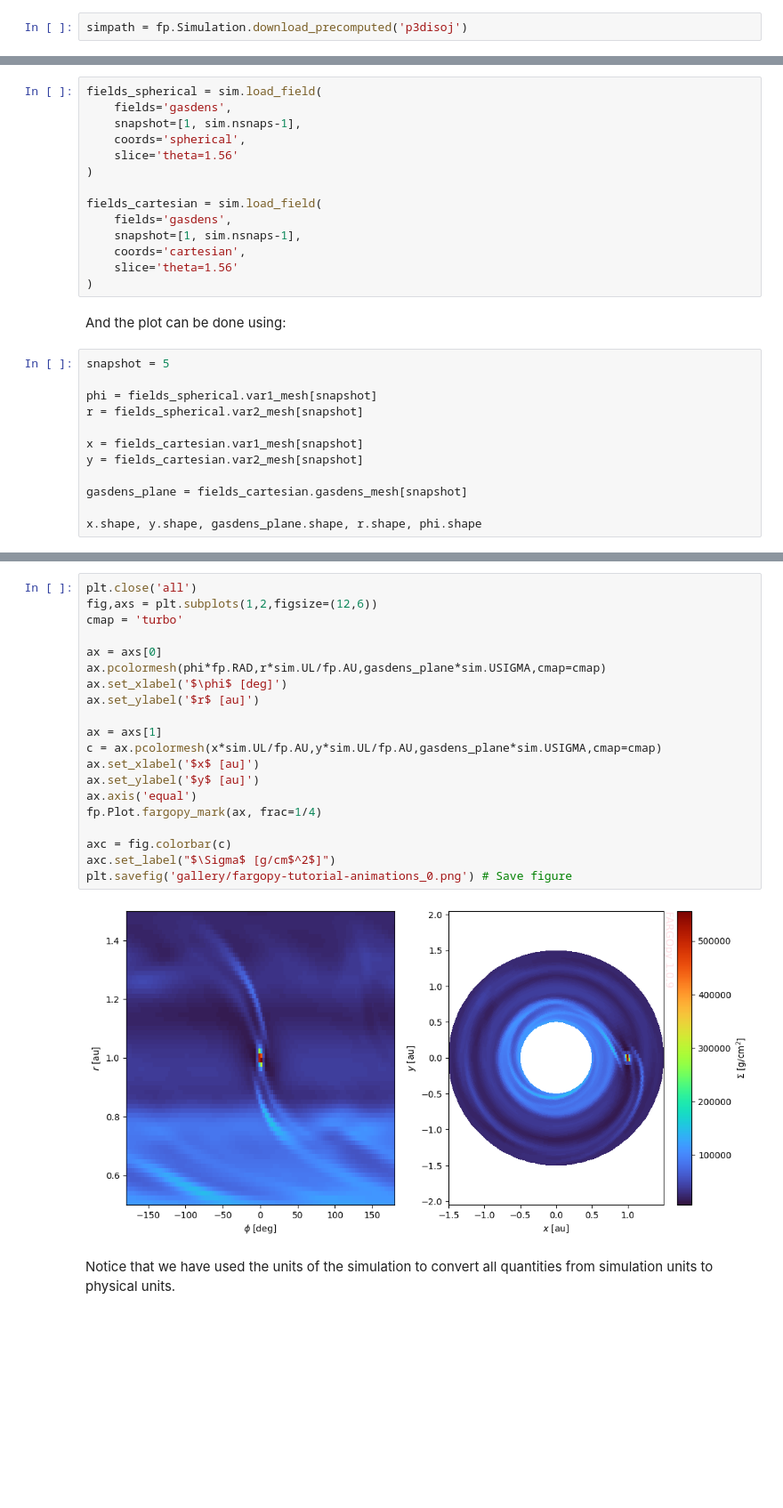
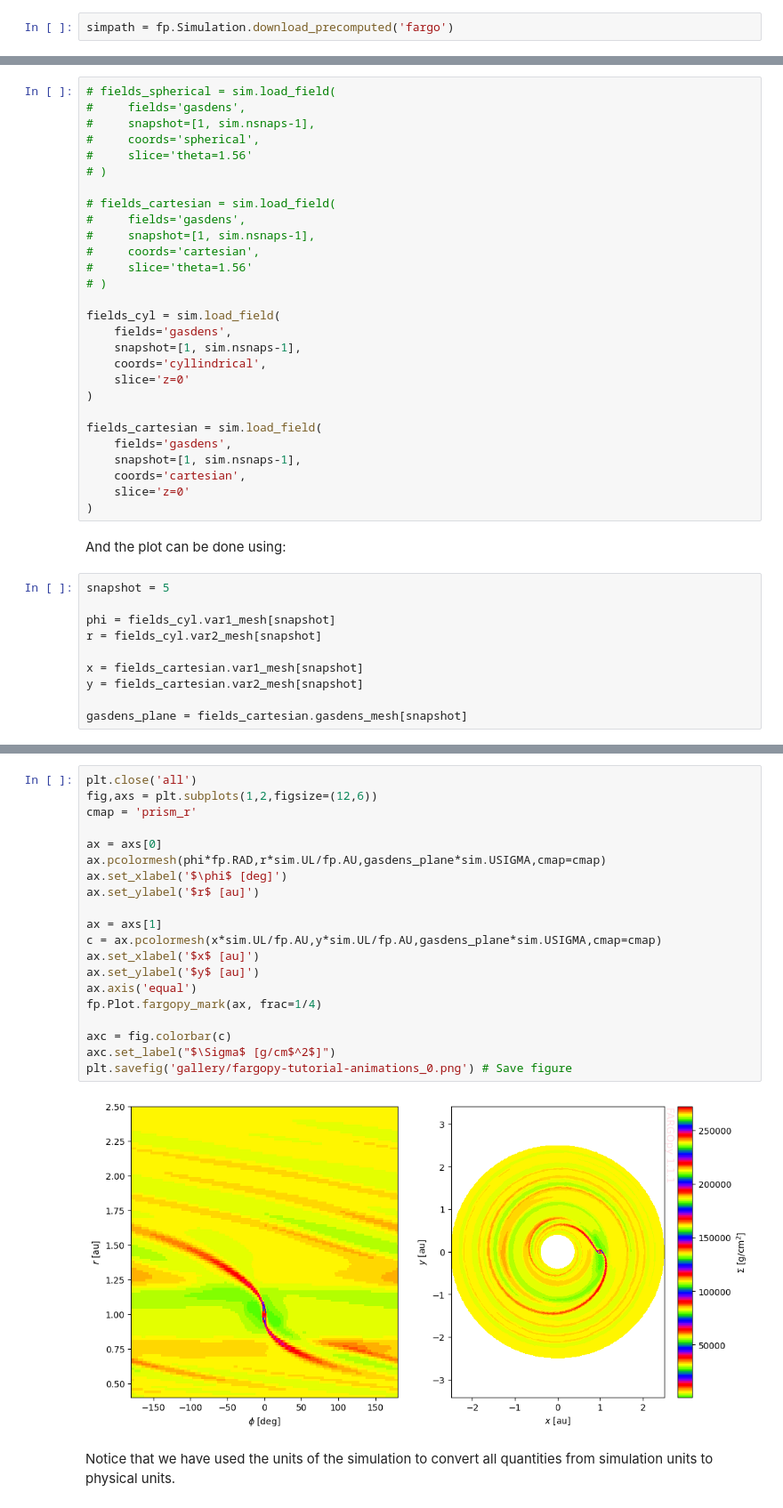
Before and after one commit to seap-udea/fargopy, a Jupyter notebook: docs/examples/fargopy-tutorial-basics.ipynb, the cells around one changed output, grey strips where cells are left out. Shown at 89% size. Drawn from its saved outputs; the diff is of its cells as text; blank space fills up the shorter version.

```diff
--- a/docs/examples/fargopy-tutorial-basics.ipynb
+++ b/docs/examples/fargopy-tutorial-basics.ipynb
@@ -59,5 +59,5 @@ pds70iso:
 # %% [markdown]
 Download, for instance, the 2D simulation of a disk with a Jovian planet:
 # %%
-simpath = fp.Simulation.download_precomputed('p3disoj')
+simpath = fp.Simulation.download_precomputed('fargo')
 # %% [output]
@@ -83,30 +88,42 @@ Planets found in summary.dat:
 # %% [markdown]
 Let's read the field we want to animate, eg. the gas density. It is important to notice that we will animate the field in a slice corresponding to $z=0$:
 # %%
-fields_spherical = sim.load_field(
+# fields_spherical = sim.load_field(
+#     fields='gasdens',
+#     snapshot=[1, sim.nsnaps-1],
+#     coords='spherical',
+#     slice='theta=1.56'
+# )
+
+# fields_cartesian = sim.load_field(
+#     fields='gasdens',
+#     snapshot=[1, sim.nsnaps-1],
+#     coords='cartesian',
+#     slice='theta=1.56'
+# )
+
+fields_cyl = sim.load_field(
     fields='gasdens',
     snapshot=[1, sim.nsnaps-1],
-    coords='spherical',
-    slice='theta=1.56'
+    coords='cyllindrical',
+    slice='z=0'
 )
 
 fields_cartesian = sim.load_field(
     fields='gasdens',
     snapshot=[1, sim.nsnaps-1],
     coords='cartesian',
-    slice='theta=1.56'
+    slice='z=0'
 )
 # %% [markdown]
 And the plot can be done using:
 # %%
 snapshot = 5
 
-phi = fields_spherical.var1_mesh[snapshot]
-r = fields_spherical.var2_mesh[snapshot]
+phi = fields_cyl.var1_mesh[snapshot]
+r = fields_cyl.var2_mesh[snapshot]
 
 x = fields_cartesian.var1_mesh[snapshot]
 y = fields_cartesian.var2_mesh[snapshot]
 
 gasdens_plane = fields_cartesian.gasdens_mesh[snapshot]
-
-x.shape, y.shape, gasdens_plane.shape, r.shape, phi.shape
@@ -115,25 +130,25 @@ x.shape, y.shape, gasdens_plane.shape, r.shape, phi.shape
 # %%
 plt.close('all')
 fig,axs = plt.subplots(1,2,figsize=(12,6))
-cmap = 'turbo'
+cmap = 'prism_r'
 
 ax = axs[0]
 ax.pcolormesh(phi*fp.RAD,r*sim.UL/fp.AU,gasdens_plane*sim.USIGMA,cmap=cmap)
 ax.set_xlabel('$\phi$ [deg]')
 ax.set_ylabel('$r$ [au]')
 
 ax = axs[1]
 c = ax.pcolormesh(x*sim.UL/fp.AU,y*sim.UL/fp.AU,gasdens_plane*sim.USIGMA,cmap=cmap)
 ax.set_xlabel('$x$ [au]')
 ax.set_ylabel('$y$ [au]')
 ax.axis('equal')
 fp.Plot.fargopy_mark(ax, frac=1/4)
 
 axc = fig.colorbar(c)
 axc.set_label("$\Sigma$ [g/cm$^2$]")
 plt.savefig('gallery/fargopy-tutorial-animations_0.png') # Save figure
 # %% [output]
-[figure, old version]
+[figure, new version]
 # %% [markdown]
 Notice that we have used the units of the simulation to convert all quantities from simulation units to physical units.
 # %% [markdown]
```
Also changed, not shown: parts of 8 cells of this notebook, 27 other files.
